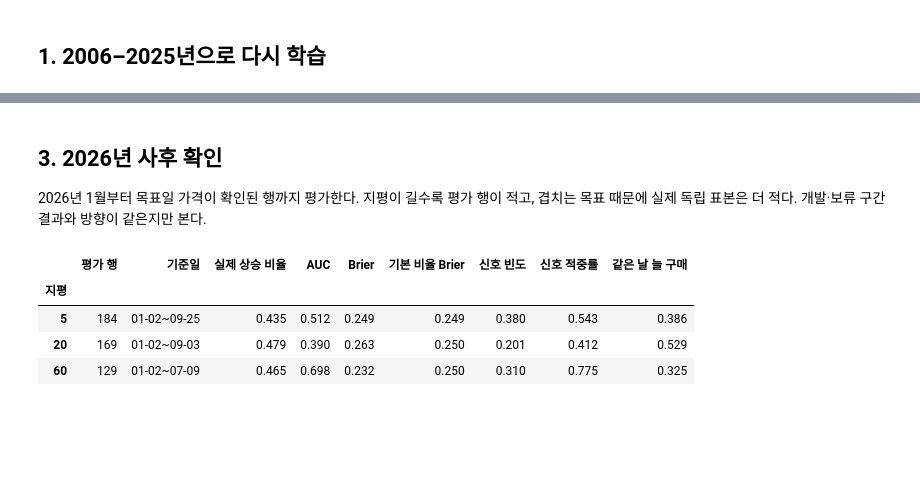
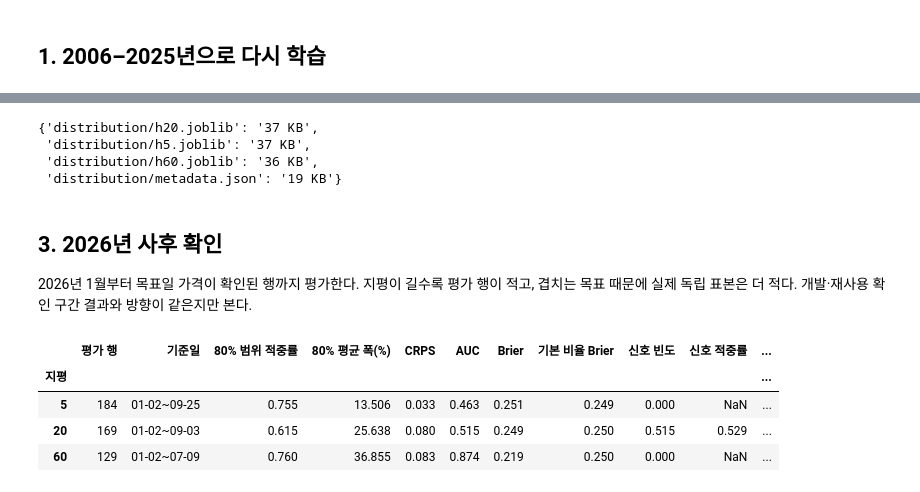
Before and after one commit to sjinie/Coffee_Price_Prediction, a Jupyter notebook: notebooks/06_final_model.ipynb, the cells around one changed output, grey strips where cells are left out. Cells and saved outputs as stored; diff of their text form; code cells hidden in the pictures; blank space fills up the shorter version.

```diff
--- a/notebooks/06_final_model.ipynb
+++ b/notebooks/06_final_model.ipynb
@@ -97,0 +41,13 @@ pd.DataFrame(train_rows).set_index(["모델", "지평"]).round(3)
+# %%
+models, train_rows = {}, []
+for h in HORIZONS:
+    c = chosen[h]["final"]
+    make = lambda c=c: DistributionModel(FEATURES, FEATURES, True, c["alpha_mean"], c["alpha_scale"])
+    # 모양: 2009–2025년을 해마다 그 전까지의 자료로 학습해 낸 표본 밖 표준화 잔차(07과 같은 절차)
+    residuals = walk_forward_residuals(data, make, ROW_FEATURES, h, range(FIRST_INNER_YEAR, FINAL_YEAR), FINAL_YEAR - 1)
+    fit, _ = fold_rows(data, ROW_FEATURES, h, FINAL_YEAR, FINAL_YEAR)
+    models[h] = make().fit(data, fit, data[f"y_{h}"].to_numpy()[fit]).calibrate(residuals)
+    train_rows.append({"지평": h, "학습 행": len(fit), "시작": data.index[fit[0]], "끝": data.index[fit[-1]],
+                       "모양 잔차 수": len(residuals), "중심 벌점 α_μ": c["alpha_mean"], "폭 벌점 α_σ": c["alpha_scale"],
+                       "매수 기준": chosen[h]["threshold"] or "없음"})
+pd.DataFrame(train_rows).set_index("지평")
@@ -155,22 +64,59 @@ for kind, models in (("direction", direction), ("return", returns), ("volatility
+# %%
+target = ARTIFACTS_DIR / VERSION
+# 커밋하지 않은 변경이 있으면 '-dirty'가 붙는다. 동결은 생성 코드를 커밋한 뒤 다시 실행해 이 표시가 없게 한다.
+commit = subprocess.run(["git", "describe", "--always", "--dirty", "--exclude", "*"], capture_output=True, text=True,
+                        cwd=common.ROOT).stdout.strip()
+
+
+def horizon_meta(h):
+    """대시보드가 읽는 지평별 정보: 모델 이름, 피처, 매수 기준, 개발·재사용 확인·2026년 성적."""
+    c, model = chosen[h], models[h]
+    return {"algorithm": model.describe(), "features": model.features, "threshold": c["threshold"],
+            "alpha_mean": c["final"]["alpha_mean"], "alpha_scale": c["final"]["alpha_scale"], "levels": list(LEVELS),
+            "shape_rows": int(len(model.shape_)), "dev": c["model"]["dev"], "holdout": c["model"]["holdout"],
+            "forward": c["model"]["forward"], "b2": c["b2"],
+            "selection": "07: 해마다 안쪽 검증의 평균 CRPS로 벌점을 고름(중첩 검증)"}
+
+
+save_bundle(target / "distribution", models, {
+    "version": VERSION, "train_end": "2025-12-31", "data_end": data.index[-1], "code_commit": commit,
+    "kind": "distribution", "algorithm": "분포 모델: 중심 μ(x) + 폭 σ(x) × 모양 Z, CRPS 학습",
+    "train_rows": {str(row["지평"]): row["학습 행"] for row in train_rows},
+    "horizons": {str(h): horizon_meta(h) for h in HORIZONS},
+})
+recent = np.arange(len(data) - 250, len(data))
+loaded, _ = load_bundle(target / "distribution")
+assert all(np.array_equal(loaded[h].quantiles(data, recent), models[h].quantiles(data, recent)) for h in HORIZONS)
+{path.relative_to(target).as_posix(): f"{path.stat().st_size / 1024:.0f} KB" for path in sorted(target.rglob("*.*"))}
+# %% [output]
+{'distribution/h20.joblib': '37 KB',
+ 'distribution/h5.joblib': '37 KB',
+ 'distribution/h60.joblib': '36 KB',
+ 'distribution/metadata.json': '19 KB'}
 # %% [markdown]
 ## 3. 2026년 사후 확인
 
-2026년 1월부터 목표일 가격이 확인된 행까지 평가한다. 지평이 길수록 평가 행이 적고, 겹치는 목표 때문에 실제 독립 표본은 더 적다. 개발·보류 구간 결과와 방향이 같은지만 본다.
+2026년 1월부터 목표일 가격이 확인된 행까지 평가한다. 지평이 길수록 평가 행이 적고, 겹치는 목표 때문에 실제 독립 표본은 더 적다. 개발·재사용 확인 구간 결과와 방향이 같은지만 본다.
 # %%
 rows = []
 for h in HORIZONS:
-    _, test = fold_rows(data, ALL_FEATURES, h, FINAL_YEAR, FINAL_YEAR)
-    prob = direction[h].predict(data, test)
-    d = direction_metrics(data[f"y_{h}"].to_numpy()[test], prob, base_rate=direction[h].base_,
-                          threshold=direction_choice[h]["threshold"])
-    rows.append({"지평": h, "평가 행": d["n"], "기준일": f"{data.index[test[0]]:%m-%d}~{data.index[test[-1]]:%m-%d}",
-                 "실제 상승 비율": d["up_rate"], "AUC": d["auc"], "Brier": d["brier"], "기본 비율 Brier": d["base_brier"],
-                 "신호 빈도": d["coverage"], "신호 적중률": d["precision"], "같은 날 늘 구매": d["signal_up_rate"]})
-forward_direction = pd.DataFrame(rows).set_index("지평")
-forward_direction.round(3)
+    fit, test = fold_rows(data, ROW_FEATURES, h, FINAL_YEAR, FINAL_YEAR)
+    y = data[f"y_{h}"].to_numpy()
+    low, mid, high = models[h].quantiles(data, test).T
+    t = chosen[h]["threshold"]
+    d = direction_metrics(y[test], models[h].prob_up(data, test), base_rate=float(np.mean(y[fit] > 0)),
+                          threshold=1.0 if t is None else t)
+    rows.append({"지평": h, "평가 행": len(test), "기준일": f"{data.index[test[0]]:%m-%d}~{data.index[test[-1]]:%m-%d}",
+                 "80% 범위 적중률": float(np.mean((y[test] >= low) & (y[test] <= high))),
+                 "80% 평균 폭(%)": 100 * float(np.mean(np.exp(high) - np.exp(low))),
+                 "CRPS": float(models[h].crps(data, test, y[test]).mean()), "AUC": d["auc"], "Brier": d["brier"],
+                 "기본 비율 Brier": d["base_brier"], "신호 빈도": d["coverage"], "신호 적중률": d["precision"],
+                 "같은 날 늘 구매": d["signal_up_rate"], "실제 상승 비율": d["up_rate"]})
+forward = pd.DataFrame(rows).set_index("지평")
+forward.round(3)
 # %% [output]
-|  | 평가 행 | 기준일 | 실제 상승 비율 | AUC | Brier | 기본 비율 Brier | 신호 빈도 | 신호 적중률 | 같은 날 늘 구매 |
-| 지평 |  |  |  |  |  |  |  |  |  |
-| 5 | 184 | 01-02~09-25 | 0.435 | 0.512 | 0.249 | 0.249 | 0.380 | 0.543 | 0.386 |
-| 20 | 169 | 01-02~09-03 | 0.479 | 0.390 | 0.263 | 0.250 | 0.201 | 0.412 | 0.529 |
-| 60 | 129 | 01-02~07-09 | 0.465 | 0.698 | 0.232 | 0.250 | 0.310 | 0.775 | 0.325 |
+|  | 평가 행 | 기준일 | 80% 범위 적중률 | 80% 평균 폭(%) | CRPS | AUC | Brier | 기본 비율 Brier | 신호 빈도 | 신호 적중률 | ... |
+| 지평 |  |  |  |  |  |  |  |  |  |  | ... |
+| 5 | 184 | 01-02~09-25 | 0.755 | 13.506 | 0.033 | 0.463 | 0.251 | 0.249 | 0.000 | NaN | ... |
+| 20 | 169 | 01-02~09-03 | 0.615 | 25.638 | 0.080 | 0.515 | 0.249 | 0.250 | 0.515 | 0.529 | ... |
+| 60 | 129 | 01-02~07-09 | 0.760 | 36.855 | 0.083 | 0.874 | 0.219 | 0.250 | 0.000 | NaN | ... |
```
Also changed, not shown: parts of 21 cells of this notebook, 22 other files.
